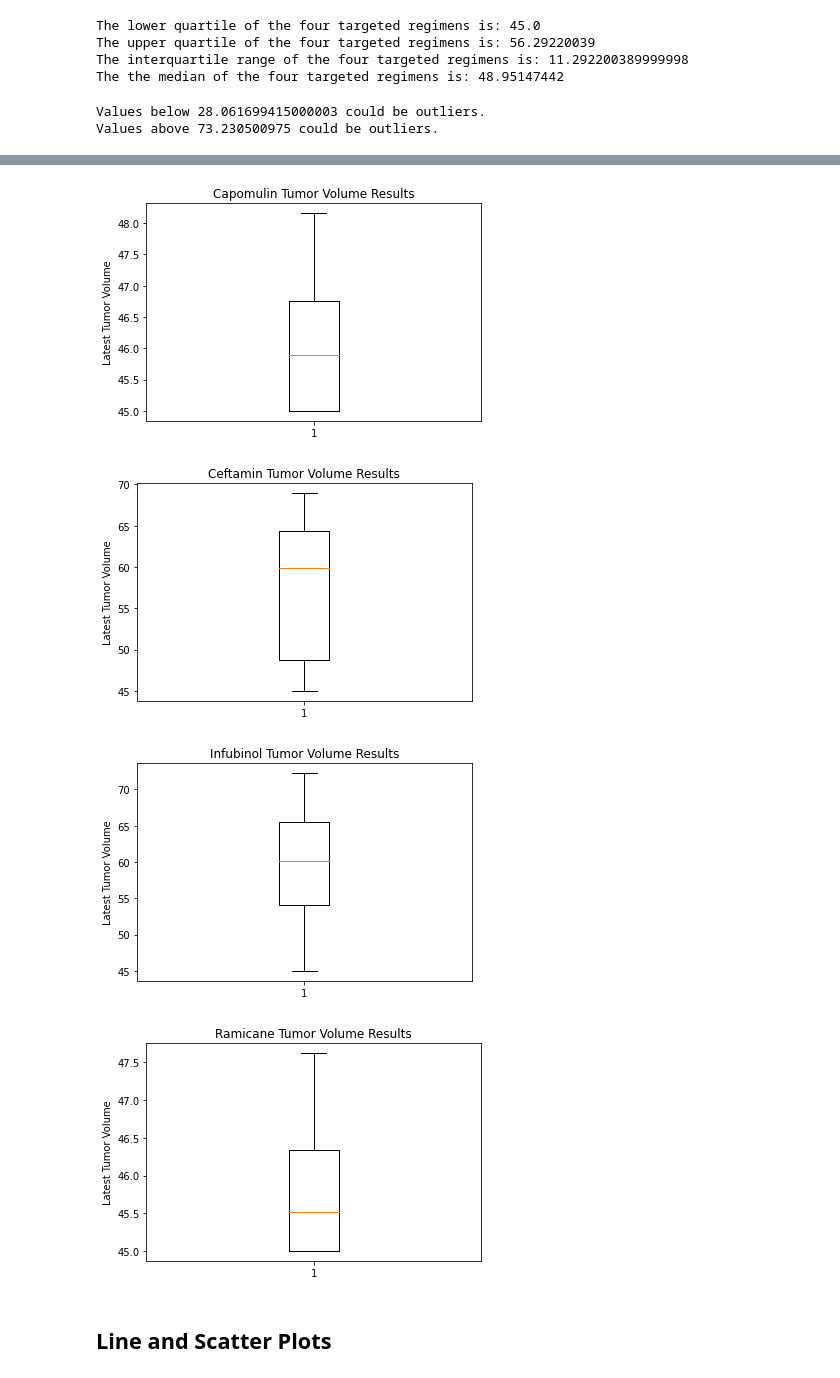
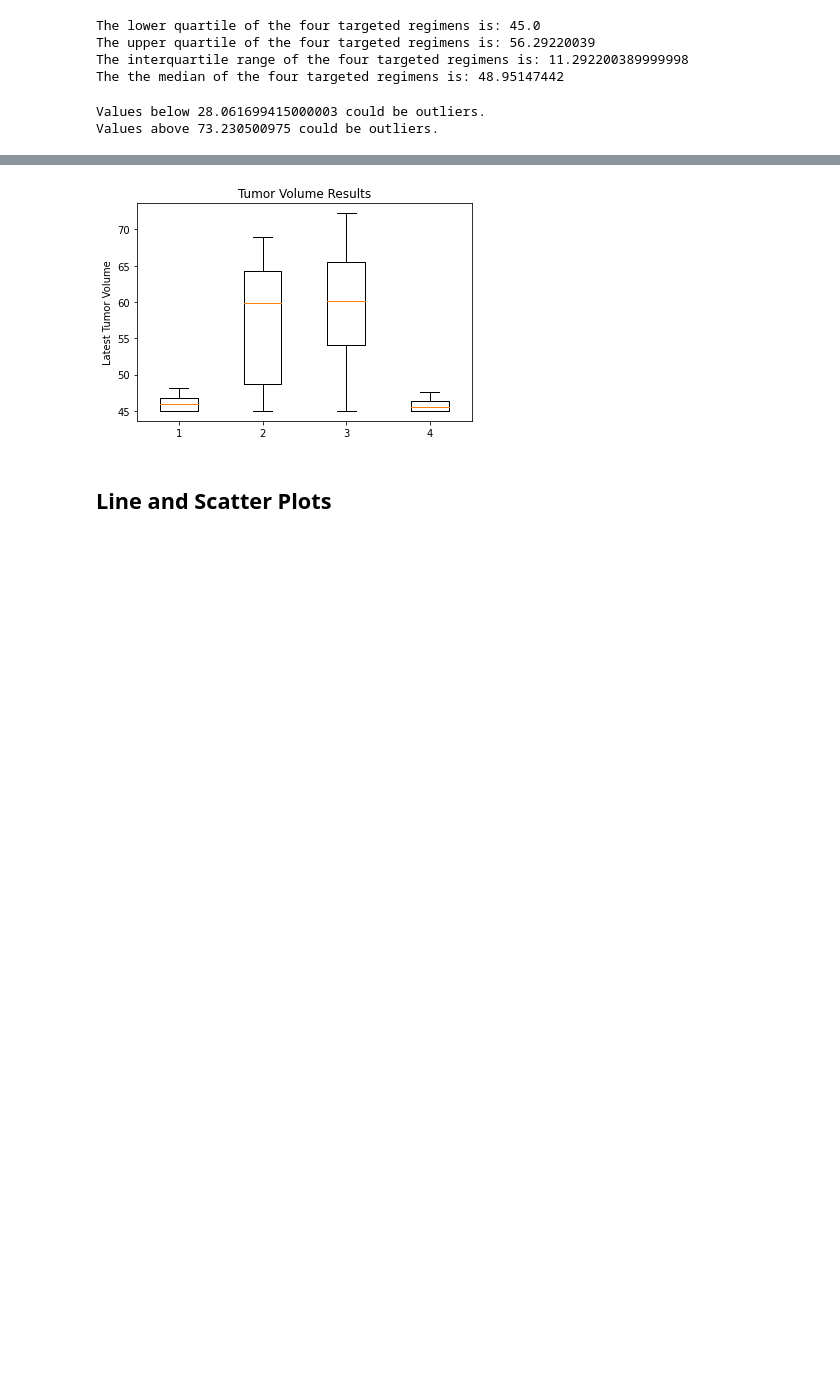
Before and after one commit to rodgerskent/matplotlib_challenge, a Jupyter notebook: Pymaceuticals/pymaceuticals_starter.ipynb, the cells around one changed output, grey strips where cells are left out. Cells and saved outputs as stored; diff of their text form; code cells hidden in the pictures; blank space fills up the shorter version.

```diff
--- a/Pymaceuticals/pymaceuticals_starter.ipynb
+++ b/Pymaceuticals/pymaceuticals_starter.ipynb
@@ -372,36 +369,40 @@ print(outliershigh)
 # %%
 # Generate a box plot of the final tumor volume of each mouse across four regimens of interest
 
 drug1 = capomulin["Tumor Volume (mm3)"]
 drug2 = ceftamin["Tumor Volume (mm3)"]
 drug3 = infubinol["Tumor Volume (mm3)"]
 drug4 = ramicane["Tumor Volume (mm3)"]
 
+green_diamond = dict(markerfacecolor='g', marker='D')
+data = [drug1, drug2, drug3, drug4]
 fig1, ax1 = plt.subplots()
-ax1.set_title('Capomulin Tumor Volume Results')
+ax1.set_title('Tumor Volume Results')
 ax1.set_ylabel('Latest Tumor Volume')
-ax1.boxplot(drug1)
+ax1.boxplot(data, flierprops=green_diamond)
 
-fig2, ax1 = plt.subplots()
-ax1.set_title('Ceftamin Tumor Volume Results')
-ax1.set_ylabel('Latest Tumor Volume')
-ax1.boxplot(drug2)
+#fig1, ax1 = plt.subplots()
+#ax1.set_title('Tumor Volume Results')
+#ax1.set_ylabel('Latest Tumor Volume')
+#ax1.boxplot(drug1)
 
-fig3, ax1 = plt.subplots()
-ax1.set_title('Infubinol Tumor Volume Results')
-ax1.set_ylabel('Latest Tumor Volume')
-ax1.boxplot(drug3)
+#fig2, ax1 = plt.subplots()
+#ax1.set_title('Ceftamin Tumor Volume Results')
+#ax1.set_ylabel('Latest Tumor Volume')
+#ax1.boxplot(drug2)
 
-fig4, ax1 = plt.subplots()
-ax1.set_title('Ramicane Tumor Volume Results')
-ax1.set_ylabel('Latest Tumor Volume')
-ax1.boxplot(drug4)
+#fig3, ax1 = plt.subplots()
+#ax1.set_title('Infubinol Tumor Volume Results')
+#ax1.set_ylabel('Latest Tumor Volume')
+#ax1.boxplot(drug3)
+
+#fig4, ax1 = plt.subplots()
+#ax1.set_title('Ramicane Tumor Volume Results')
+#ax1.set_ylabel('Latest Tumor Volume')
+#ax1.boxplot(drug4)
 plt.show()
 # %% [output]
-[figure, old version]
+[figure, new version]
-[figure, removed]
-[figure, removed]
-[figure, removed]
 # %% [markdown]
 ## Line and Scatter Plots
 # %%
```
Also changed, not shown: parts of 8 cells of this notebook.
